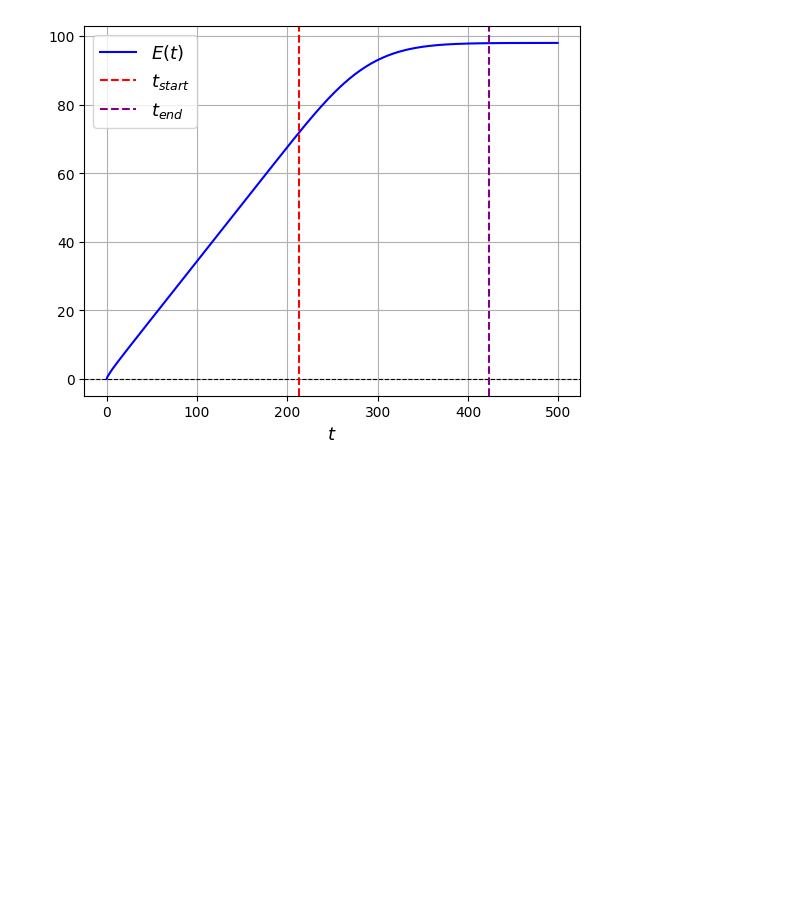
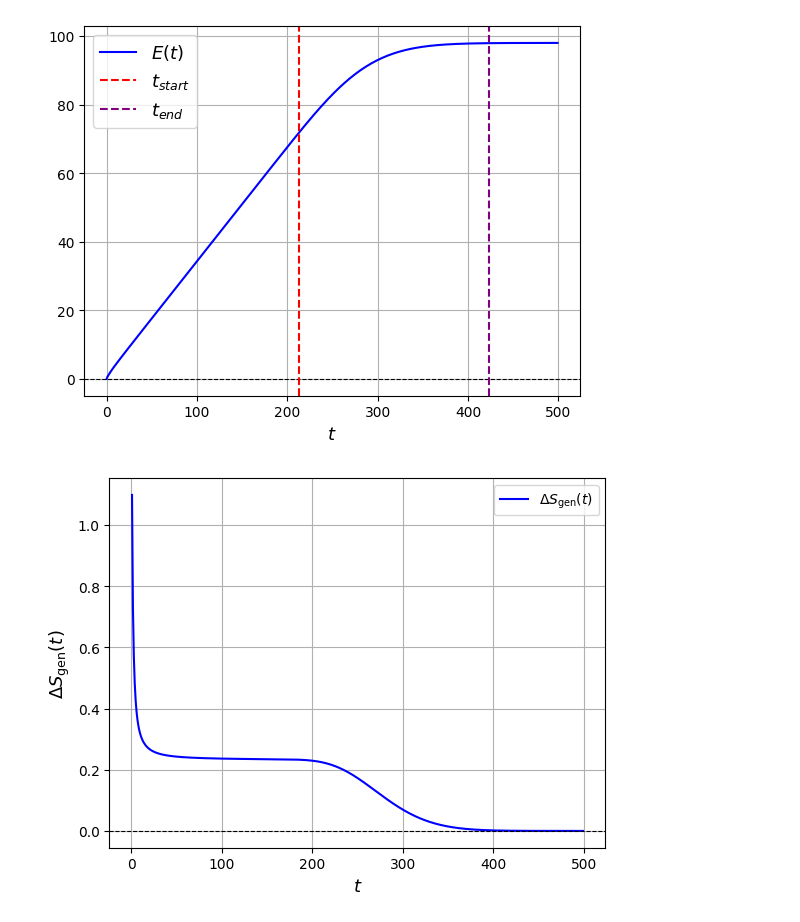
Before and after one commit to pedrolinckm/OQW-Thermodynamics, a Jupyter notebook: thermodynamics_oqw.ipynb, the cells around one changed output. Drawn from its saved outputs; the diff is of its cells as text; code cells hidden in the pictures; blank space fills up the shorter version.

```diff
--- a/thermodynamics_oqw.ipynb
+++ b/thermodynamics_oqw.ipynb
@@ -602,3 +602,48 @@ plt.savefig("mean_energy_evolution.pgf")
 plt.show()
 # %% [output]
 [figure]
+# %%
+# Entropy production plot
+N = 100
+omega = 2/3
+tmax = 500
+epsilon = 1
+
+# Times: t = 0, 1, ..., tmax-1
+t_values = np.arange(tmax)
+
+# Mean energy ⟨E⟩(t)
+mean_energy_values = np.array([
+    mean_energy_evolution(N, omega, epsilon, t) for t in t_values
+])
+
+# Entropy S(t)
+entropy_values = np.array([
+    S_entropy(N, omega, t) for t in t_values
+])
+
+# ΔE(t) = E(t) - E(t-1), for t = 1,...,tmax-1
+delta_energy_values = mean_energy_values[1:] - mean_energy_values[:-1]
+
+# ΔS(t) = S(t) - S(t-1), for t = 1,...,tmax-1
+delta_entropy_values = entropy_values[1:] - entropy_values[:-1]
+
+# Temperature (constant in your model)
+T = -epsilon / np.log(omega / (1 - omega))
+
+# ΔE/T
+delta_energy_divided_by_T = delta_energy_values / T
+
+# Entropy generated ΔS_gen(t) = ΔS(t) - ΔE(t)/T
+generated_entropy = delta_entropy_values - delta_energy_divided_by_T
+
+# Plot vs t = 1,...,tmax-1
+plt.plot(t_values[1:], generated_entropy, color='blue', label=r'$\Delta S_{\text{gen}}(t)$')
+plt.axhline(0, color='black', linewidth=0.8, linestyle='--')
+plt.grid(True)
+plt.ylabel(r'$\Delta S_{\text{gen}}(t)$', fontsize=13)
+plt.xlabel(r'$t$', fontsize=13)
+plt.legend()
+plt.show()
+# %% [output]
+[figure, added]
```
Also changed, not shown: parts of 1 cell of this notebook, 1 other file.
